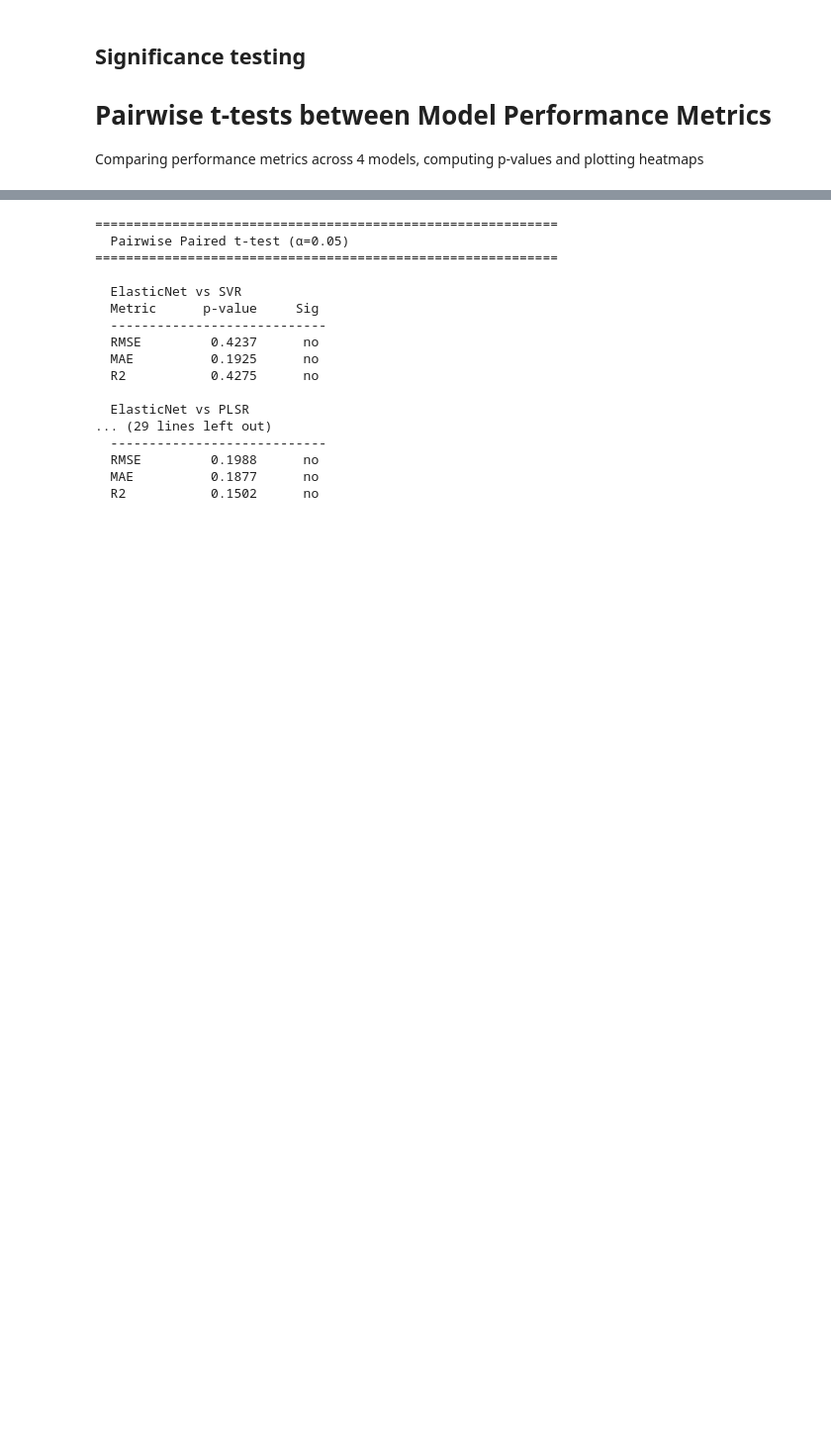
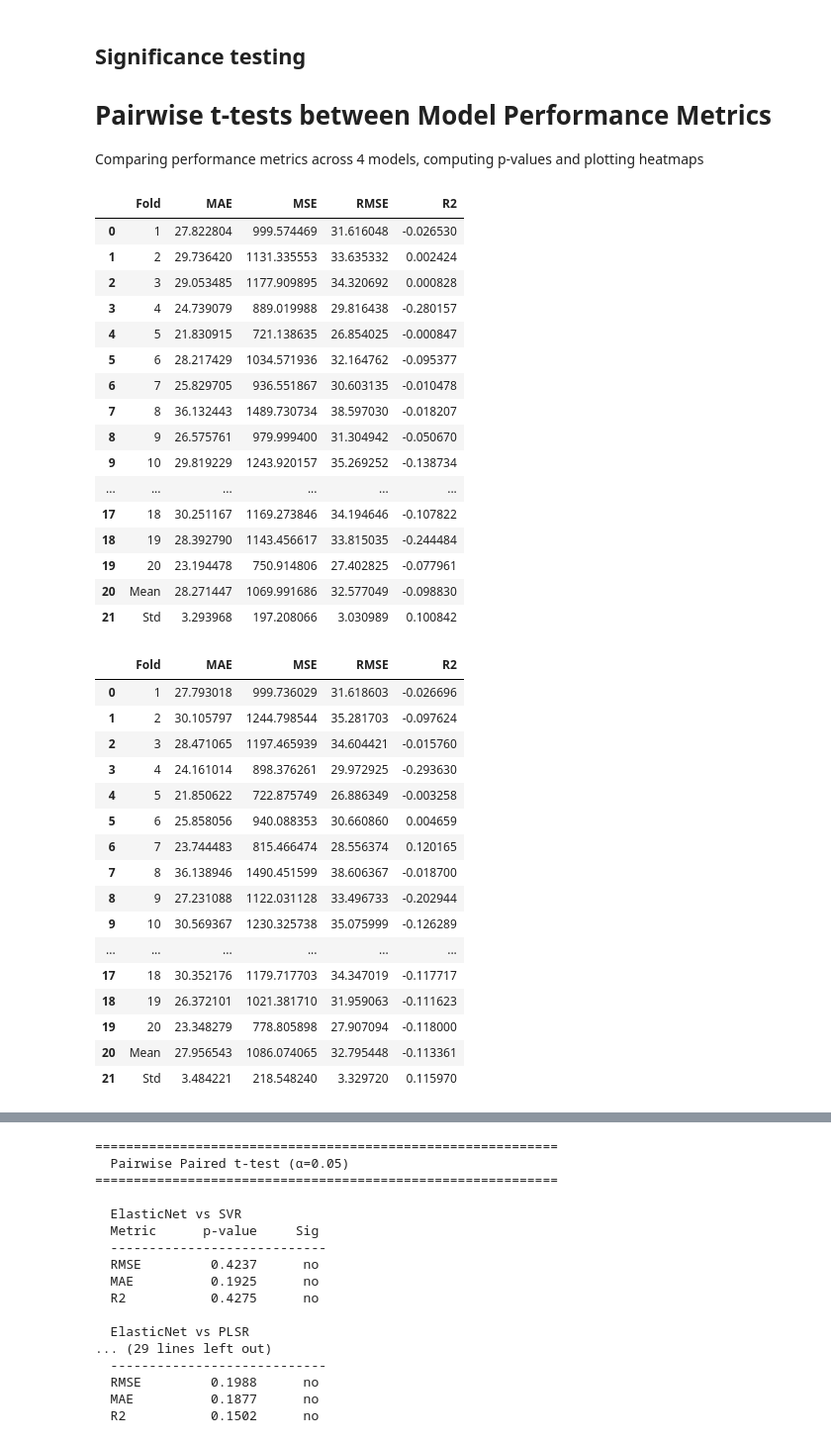
Before and after one commit to ma-farah/master-thesis, a Jupyter notebook: notebooks/10-comparing_models_t3.ipynb, the cells around one changed output, grey strips where cells are left out. Shown at 99% size. Cells and saved outputs as stored; diff of their text form; code cells hidden in the pictures; blank space fills up the shorter version.

```diff
--- a/notebooks/10-comparing_models_t3.ipynb
+++ b/notebooks/10-comparing_models_t3.ipynb
@@ -58,3 +58,50 @@ display(summary)
 ## Significance testing
 # Pairwise t-tests between Model Performance Metrics
 Comparing performance metrics across 4 models, computing p-values and plotting heatmaps
+# %%
+# Per-fold metrics
+EN=joblib.load(os.path.join(MODEL_DIR, 'en_results_df3.pkl'))
+SVR=joblib.load(os.path.join(MODEL_DIR, 'svr_results3.pkl'))
+PLS=joblib.load(os.path.join(MODEL_DIR, 'pls_results3.pkl'))
+HGBR=joblib.load(os.path.join(MODEL_DIR, 'hgbr_results3.pkl'))
+
+#display full dataframes
+display(EN)
+display(SVR)
+display(PLS)
+display(HGBR)
+# %% [output]
+|  | Fold | MAE | MSE | RMSE | R2 |
+| 0 | 1 | 27.822804 | 999.574469 | 31.616048 | -0.026530 |
+| 1 | 2 | 29.736420 | 1131.335553 | 33.635332 | 0.002424 |
+| 2 | 3 | 29.053485 | 1177.909895 | 34.320692 | 0.000828 |
+| 3 | 4 | 24.739079 | 889.019988 | 29.816438 | -0.280157 |
+| 4 | 5 | 21.830915 | 721.138635 | 26.854025 | -0.000847 |
+| 5 | 6 | 28.217429 | 1034.571936 | 32.164762 | -0.095377 |
+| 6 | 7 | 25.829705 | 936.551867 | 30.603135 | -0.010478 |
+| 7 | 8 | 36.132443 | 1489.730734 | 38.597030 | -0.018207 |
+| 8 | 9 | 26.575761 | 979.999400 | 31.304942 | -0.050670 |
+| 9 | 10 | 29.819229 | 1243.920157 | 35.269252 | -0.138734 |
+| ... | ... | ... | ... | ... | ... |
+| 17 | 18 | 30.251167 | 1169.273846 | 34.194646 | -0.107822 |
+| 18 | 19 | 28.392790 | 1143.456617 | 33.815035 | -0.244484 |
+| 19 | 20 | 23.194478 | 750.914806 | 27.402825 | -0.077961 |
+| 20 | Mean | 28.271447 | 1069.991686 | 32.577049 | -0.098830 |
+| 21 | Std | 3.293968 | 197.208066 | 3.030989 | 0.100842 |
+|  | Fold | MAE | MSE | RMSE | R2 |
+| 0 | 1 | 27.793018 | 999.736029 | 31.618603 | -0.026696 |
+| 1 | 2 | 30.105797 | 1244.798544 | 35.281703 | -0.097624 |
+| 2 | 3 | 28.471065 | 1197.465939 | 34.604421 | -0.015760 |
+| 3 | 4 | 24.161014 | 898.376261 | 29.972925 | -0.293630 |
+| 4 | 5 | 21.850622 | 722.875749 | 26.886349 | -0.003258 |
+| 5 | 6 | 25.858056 | 940.088353 | 30.660860 | 0.004659 |
+| 6 | 7 | 23.744483 | 815.466474 | 28.556374 | 0.120165 |
+| 7 | 8 | 36.138946 | 1490.451599 | 38.606367 | -0.018700 |
+| 8 | 9 | 27.231088 | 1122.031128 | 33.496733 | -0.202944 |
+| 9 | 10 | 30.569367 | 1230.325738 | 35.075999 | -0.126289 |
+| ... | ... | ... | ... | ... | ... |
+| 17 | 18 | 30.352176 | 1179.717703 | 34.347019 | -0.117717 |
+| 18 | 19 | 26.372101 | 1021.381710 | 31.959063 | -0.111623 |
+| 19 | 20 | 23.348279 | 778.805898 | 27.907094 | -0.118000 |
+| 20 | Mean | 27.956543 | 1086.074065 | 32.795448 | -0.113361 |
+| 21 | Std | 3.484221 | 218.548240 | 3.329720 | 0.115970 |
```
Also changed, not shown: parts of 1 cell of this notebook, 2 other files.
